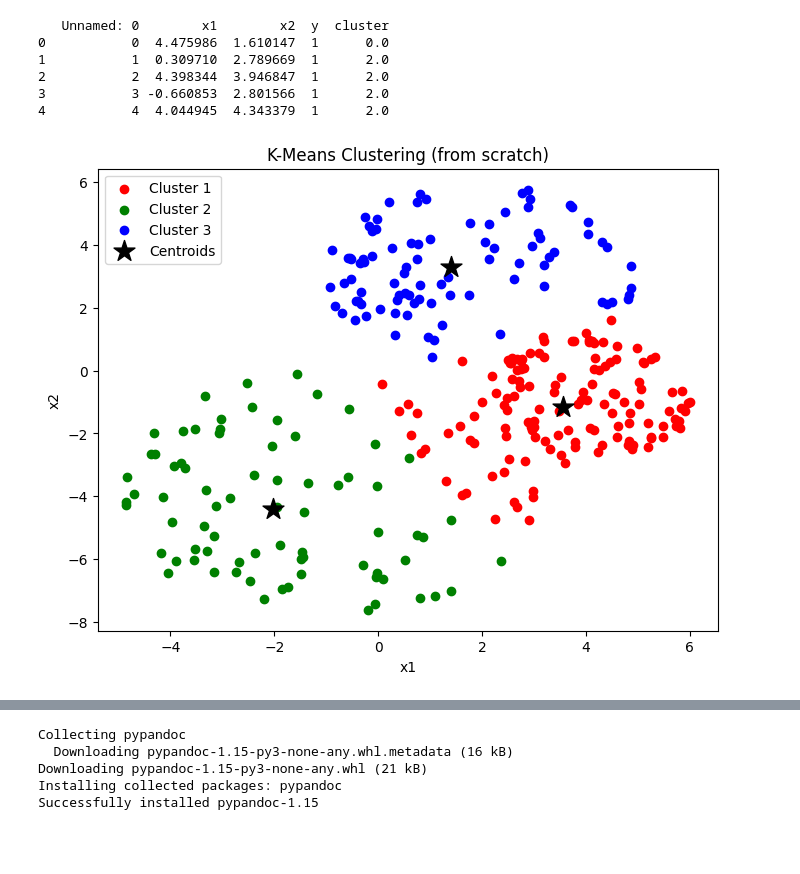
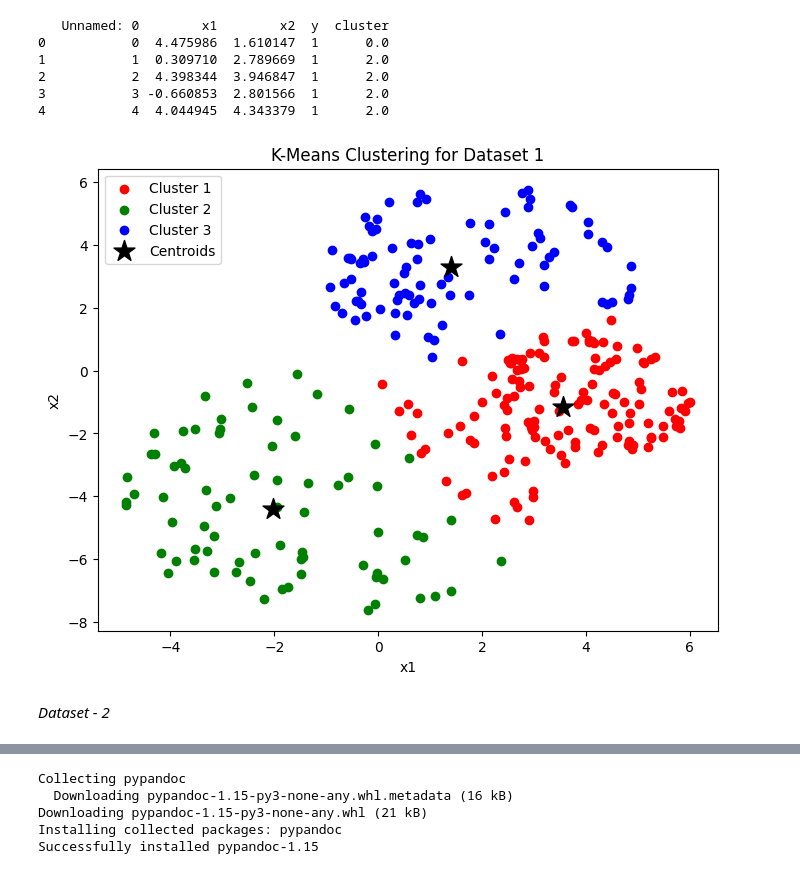
Before and after one commit to Tamoziit/Data-Mining, a Jupyter notebook: K_Means_Clustering.ipynb, the cells around one changed output, grey strips where cells are left out. Saved outputs shown, nothing was run; the diff lists cells and outputs as text; code cells hidden in the pictures; blank space fills up the shorter version.

Commit message:
dataset 2 updates

```diff
--- a/K_Means_Clustering.ipynb
+++ b/K_Means_Clustering.ipynb
@@ -113,21 +115,23 @@ print(df.head())
 # %%
 # Plotting the clusters
 plt.figure(figsize=(8, 6))
 colors = ['r', 'g', 'b', 'y', 'c', 'm']
 
 for cluster_id in range(k):
     cluster_points = X[df['cluster'] == cluster_id]
     plt.scatter(cluster_points[:, 0], cluster_points[:, 1],
                 c=colors[cluster_id % len(colors)], label=f'Cluster {cluster_id+1}')
 
 # Plotting centroids
 plt.scatter(kmeans.centroids[:, 0], kmeans.centroids[:, 1],
             s=250, marker='*', c='black', label='Centroids')
 
 plt.xlabel('x1')
 plt.ylabel('x2')
-plt.title('K-Means Clustering (from scratch)')
+plt.title('K-Means Clustering for Dataset 1')
 plt.legend()
 plt.show()
 # %% [output]
-[figure, old version]
+[figure, new version]
+# %% [markdown]
+*Dataset - 2*
```
Also changed, not shown: parts of 7 cells of this notebook.
